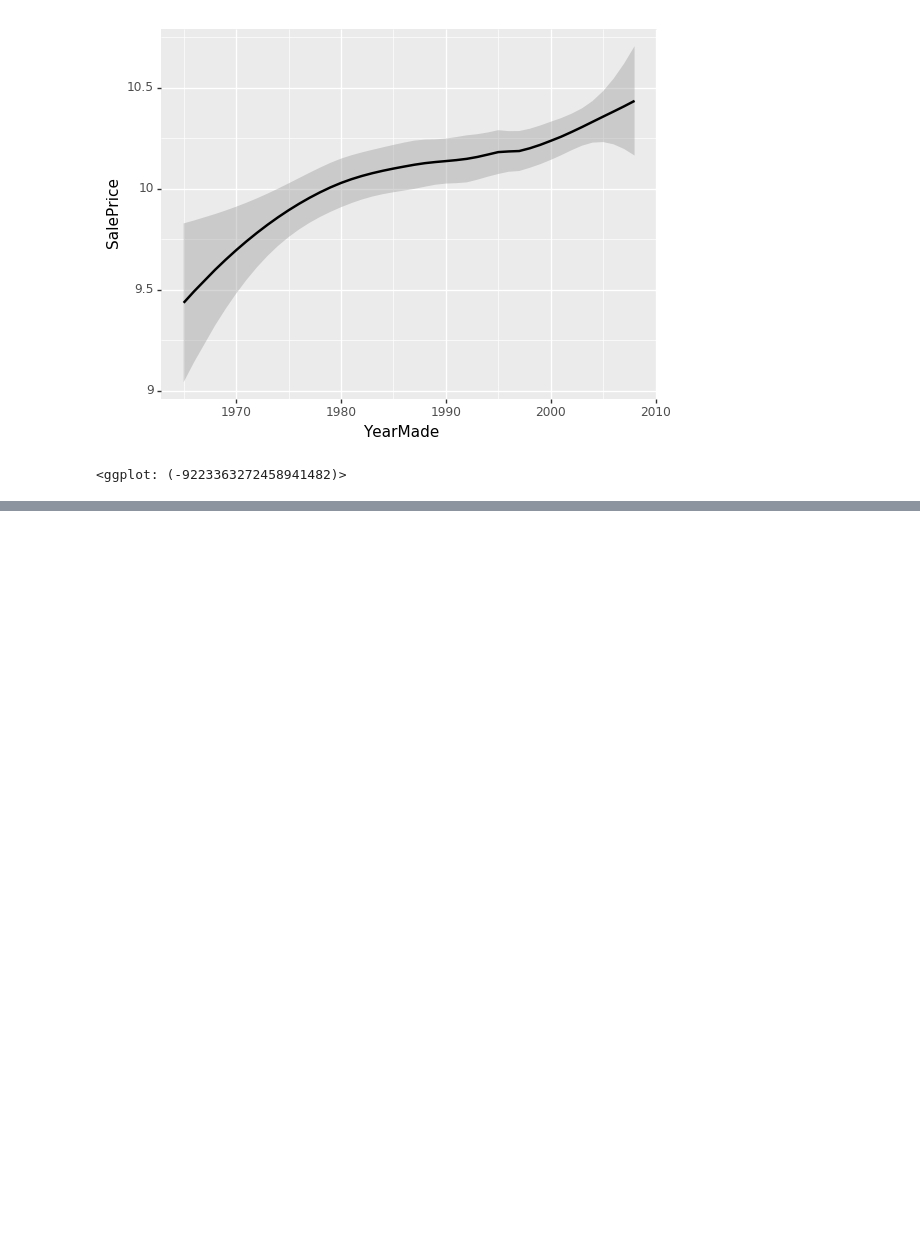
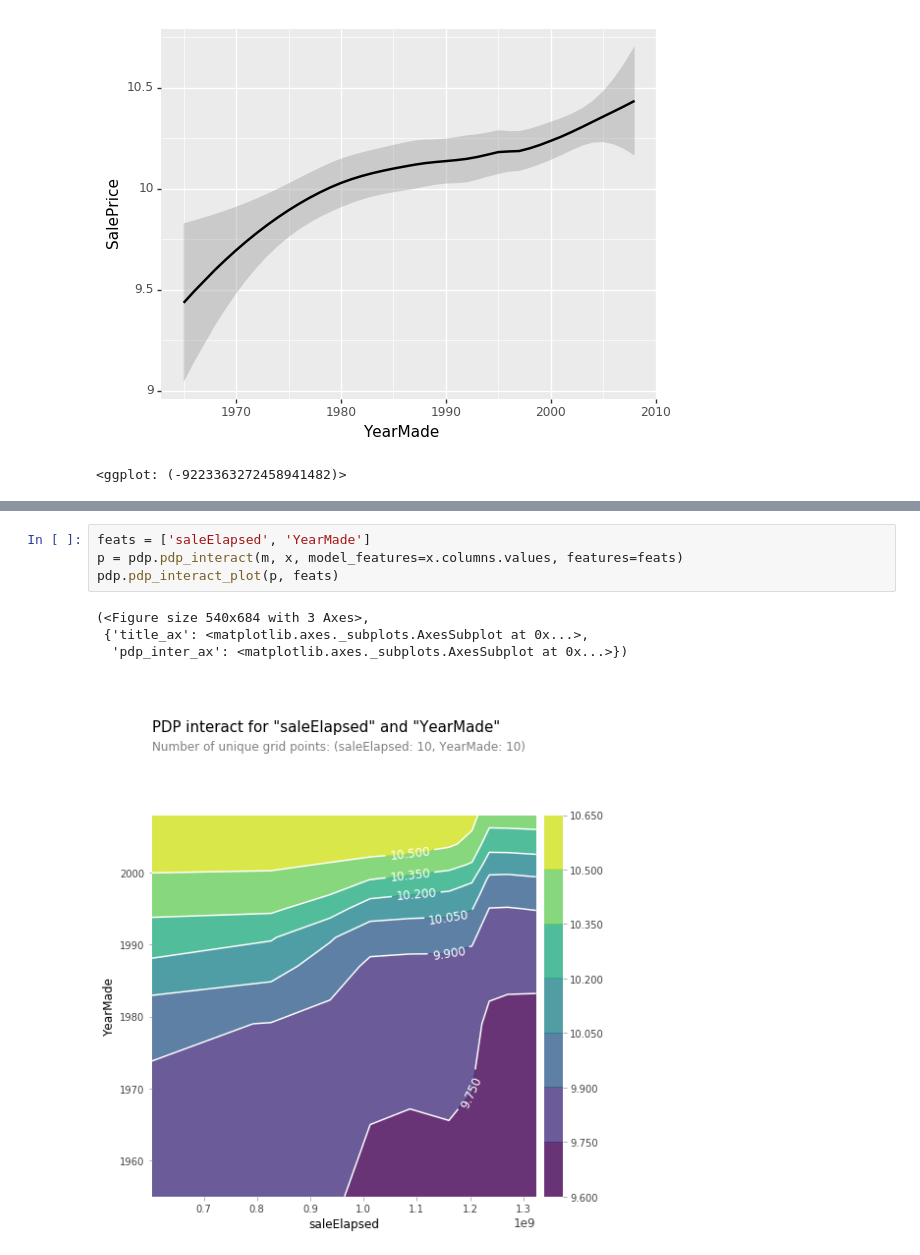
Before and after one commit to Sundragon1993/fastai, a Jupyter notebook: courses/ml1/lesson2-rf_interpretation.ipynb, the cells around one changed output, grey strips where cells are left out. Cells and saved outputs as stored; diff of their text form; blank space fills up the shorter version.

```diff
--- a/courses/ml1/lesson2-rf_interpretation.ipynb
+++ b/courses/ml1/lesson2-rf_interpretation.ipynb
@@ -366,0 +399,9 @@ x = get_sample(X_train[X_train.YearMade>1930], 500)
+# %%
+feats = ['saleElapsed', 'YearMade']
+p = pdp.pdp_interact(m, x, model_features=x.columns.values, features=feats)
+pdp.pdp_interact_plot(p, feats)
+# %% [output]
+(<Figure size 540x684 with 3 Axes>,
+ {'title_ax': <matplotlib.axes._subplots.AxesSubplot at 0x...>,
+  'pdp_inter_ax': <matplotlib.axes._subplots.AxesSubplot at 0x...>})
+[figure, added]
```
Also changed, not shown: parts of 32 cells of this notebook.
